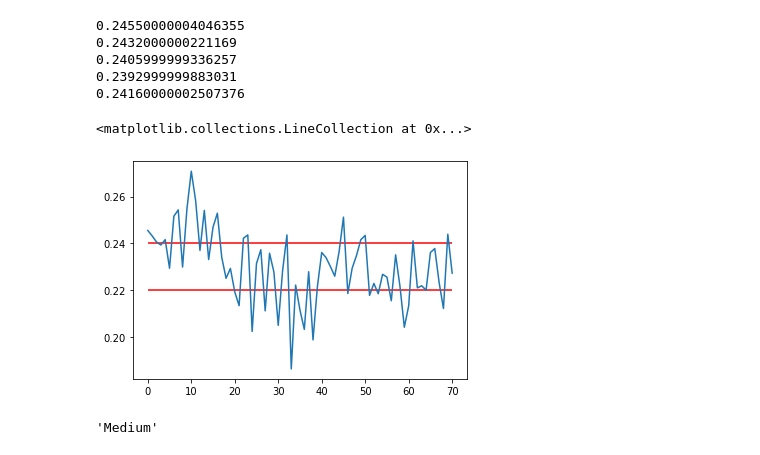
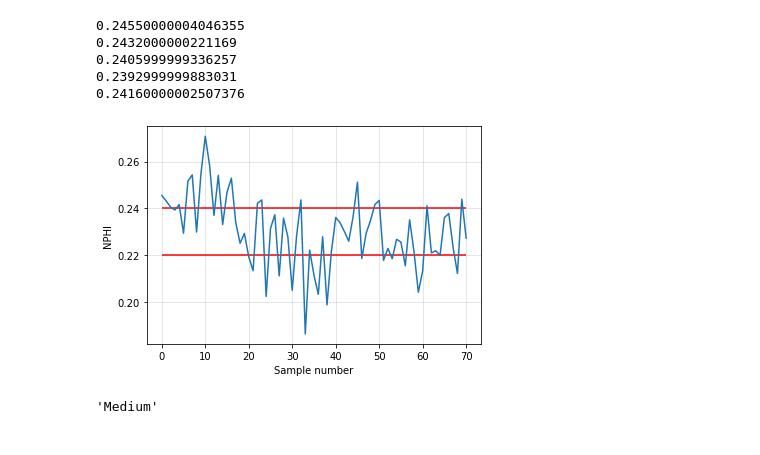
Before and after one commit to Zabamund/T22_getting_started, a Jupyter notebook: Intro_to_Python.ipynb, the cells around one changed output. Cells and saved outputs as stored; diff of their text form; code cells hidden in the pictures.

Commit message:
Update initial NPHI plot

```diff
--- a/Intro_to_Python.ipynb
+++ b/Intro_to_Python.ipynb
@@ -468,11 +468,13 @@ for porosity in nphi[:5]: # !! we only use the first 5 porosities to test our co
 # %%
 import matplotlib.pyplot as plt
 plt.plot(nphi)
 plt.hlines(0.24, 0, 70, color='r')
 plt.hlines(0.22, 0, 70, color='r')
+plt.ylabel('NPHI')
+plt.xlabel('Sample number')
+plt.grid(alpha=0.4)
 # %% [output]
-<matplotlib.collections.LineCollection at 0x...>
-[figure, old version]
+[figure, new version]
 # %%
 porosity = 0.23
 
```
